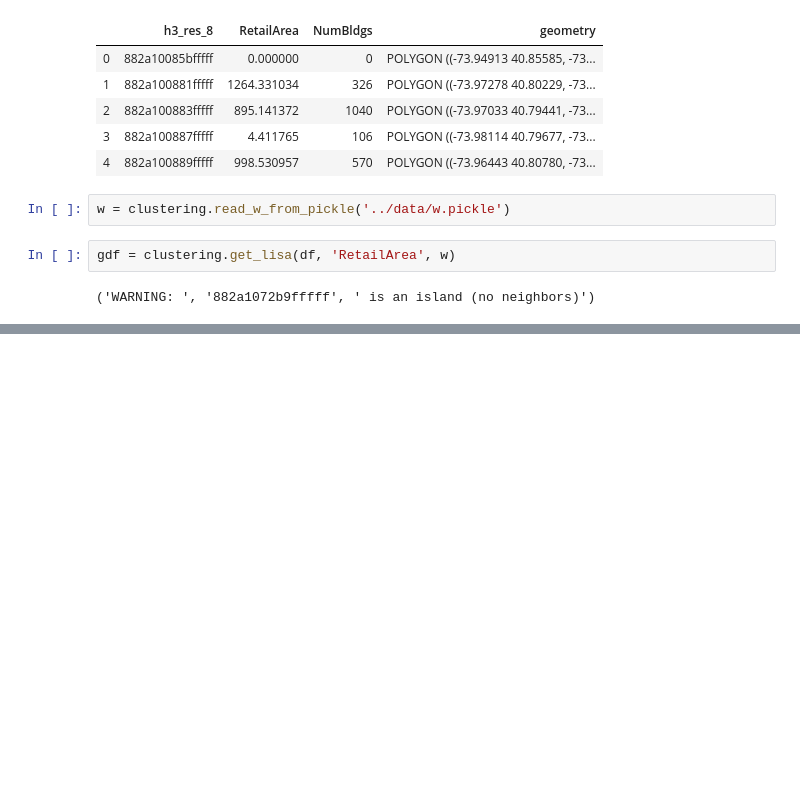
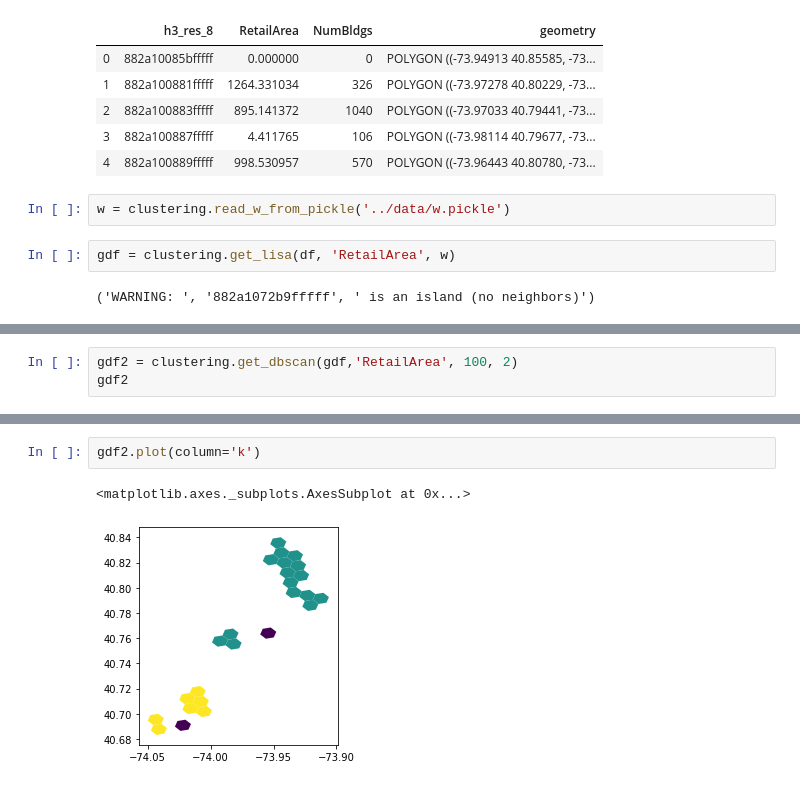
Before and after one commit to UDST/udtk, a Jupyter notebook: notebooks/cluster.ipynb, the cells around one changed output, grey strips where cells are left out. Cells and saved outputs as stored; diff of their text form; blank space fills up the shorter version.

```diff
--- a/notebooks/cluster.ipynb
+++ b/notebooks/cluster.ipynb
@@ -33,0 +43,3 @@ viz.plotly_lisa(gdf)
+# %%
+gdf2 = clustering.get_dbscan(gdf,'RetailArea', 100, 2)
+gdf2
@@ -33,0 +64,5 @@ viz.plotly_lisa(gdf)
+# %%
+gdf2.plot(column='k')
+# %% [output]
+<matplotlib.axes._subplots.AxesSubplot at 0x...>
+[figure, added]
```
Also changed, not shown: parts of 3 cells of this notebook, 1 other file.
